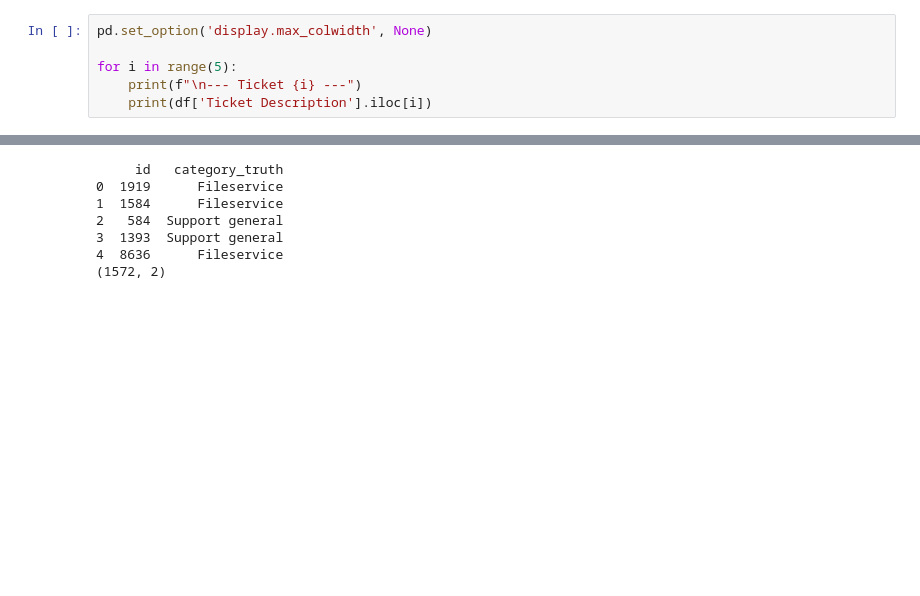
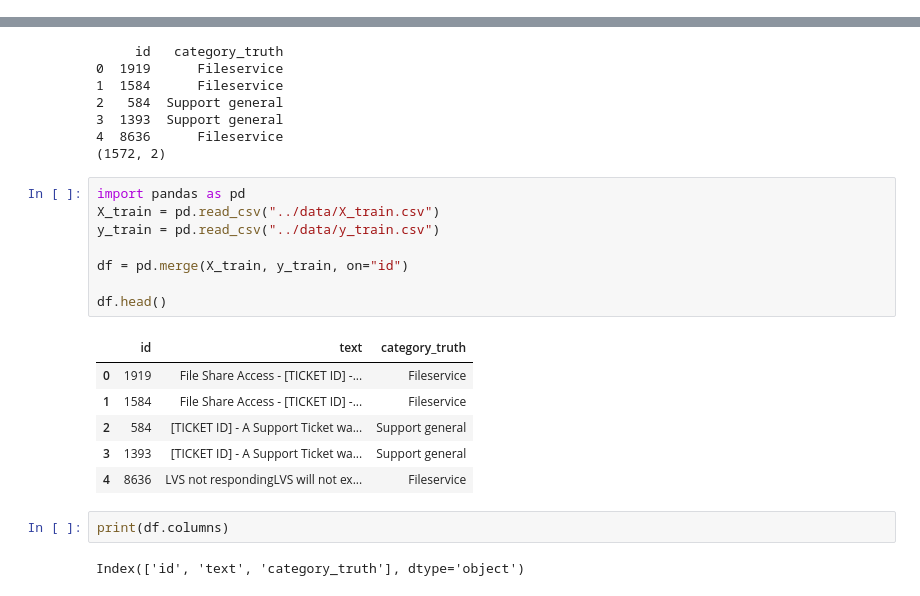
Before and after one commit to sathwik967/FUTURE_ML_02, a Jupyter notebook: notebooks/.Support_Ticket_Classification.ipynb, the cells around one changed output, grey strips where cells are left out. Saved outputs shown, nothing was run; the diff lists cells and outputs as text; blank space fills up the shorter version.

```diff
--- a/notebooks/.Support_Ticket_Classification.ipynb
+++ b/notebooks/.Support_Ticket_Classification.ipynb
@@ -450,6 +16,0 @@ print(df['Ticket Priority'].unique())
-# %%
-pd.set_option('display.max_colwidth', None)
-
-for i in range(5):
-    print(f"\n--- Ticket {i} ---")
-    print(df['Ticket Description'].iloc[i])
@@ -518,3 +50,22 @@ print(y_train.shape)
 3  1393  Support general
 4  8636      Fileservice
 (1572, 2)
+# %%
+import pandas as pd
+X_train = pd.read_csv("../data/X_train.csv")
+y_train = pd.read_csv("../data/y_train.csv")
+
+df = pd.merge(X_train, y_train, on="id")
+
+df.head()
+# %% [output]
+|  | id | text | category_truth |
+| 0 | 1919 | File Share Access - [TICKET ID] -... | Fileservice |
+| 1 | 1584 | File Share Access - [TICKET ID] -... | Fileservice |
+| 2 | 584 | [TICKET ID] - A Support Ticket wa... | Support general |
+| 3 | 1393 | [TICKET ID] - A Support Ticket wa... | Support general |
+| 4 | 8636 | LVS not respondingLVS will not ex... | Fileservice |
+# %%
+print(df.columns)
+# %% [output]
+Index(['id', 'text', 'category_truth'], dtype='object')
```
Also changed, not shown: parts of 53 cells of this notebook, 2 other files.
